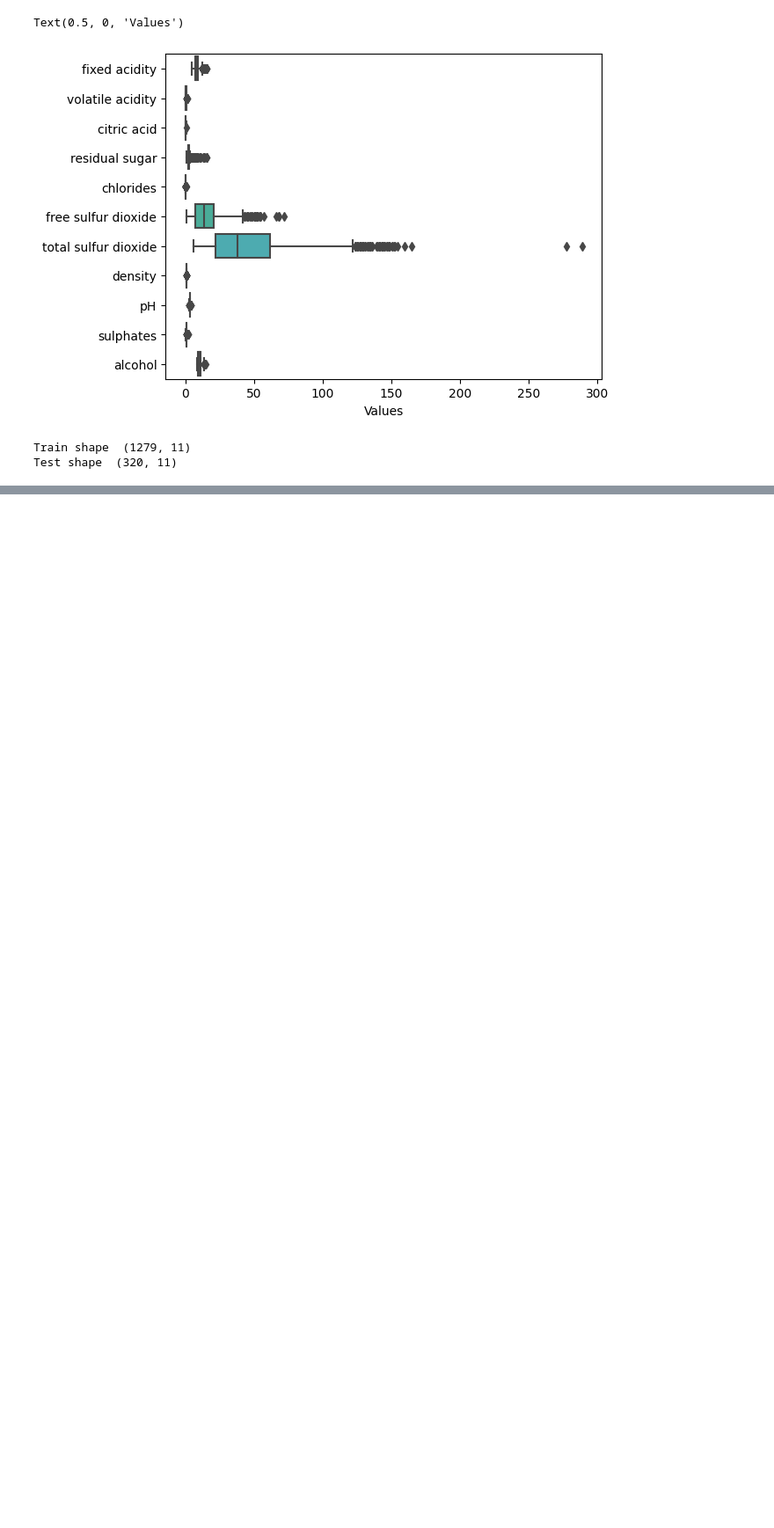
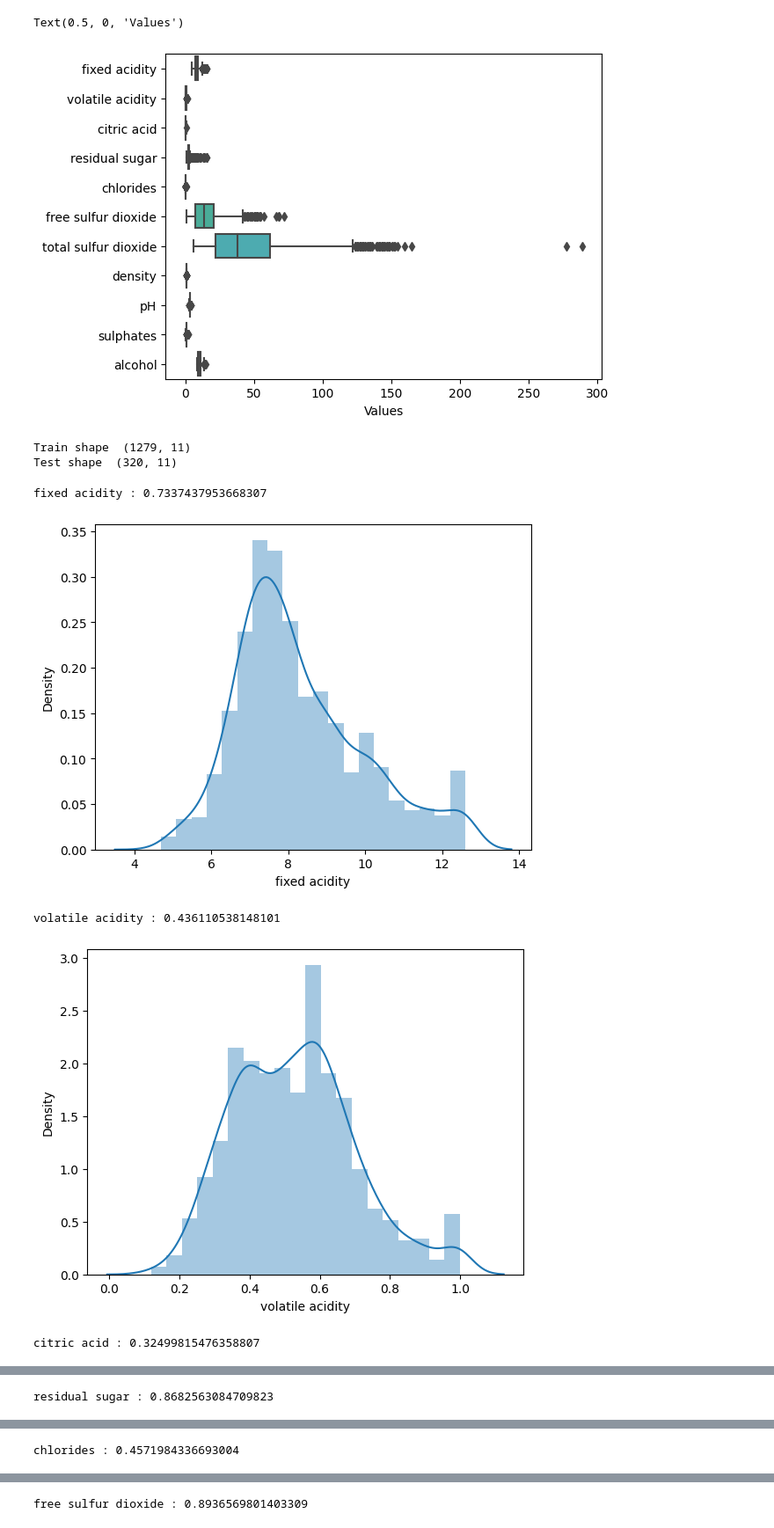
Before and after one commit to AJIN-B/Machine-Learning, a Jupyter notebook: wine quality predition.ipynb, the cells around one changed output, grey strips where cells are left out. Shown at 88% size. Saved outputs shown, nothing was run; the diff lists cells and outputs as text; code cells hidden in the pictures; blank space fills up the shorter version.

```diff
--- a/wine quality predition.ipynb
+++ b/wine quality predition.ipynb
@@ -108,3 +108,19 @@ up_low_col = dict()
 for i in up_low_col:
     upperL, lowerL = up_low_col[i]
     X_test[i] = np.where(X_train[i]>upperL,upperL,np.where(X_train[i]<lowerL,lowerL,X_train[i]))
+# %%
+from scipy.stats import skew
+import warnings
+warnings.filterwarnings('ignore', category=UserWarning)
+
+for col in X_train.columns:
+    print(f"{col} : {skew(X_train[col])}")
+    plt.figure()
+    sns.distplot(X_train[col])
+    plt.show()
+# %% [output]
+fixed acidity : 0.7337437953668307
+[figure, added]
+volatile acidity : 0.436110538148101
+[figure, added]
+citric acid : 0.32499815476358807
@@ -110,0 +128 @@ for i in up_low_col:
+residual sugar : 0.8682563084709823
@@ -110,0 +130 @@ for i in up_low_col:
+chlorides : 0.4571984336693004
@@ -110,0 +132 @@ for i in up_low_col:
+free sulfur dioxide : 0.8936569801403309
```
Also changed, not shown: parts of 2 cells of this notebook.
